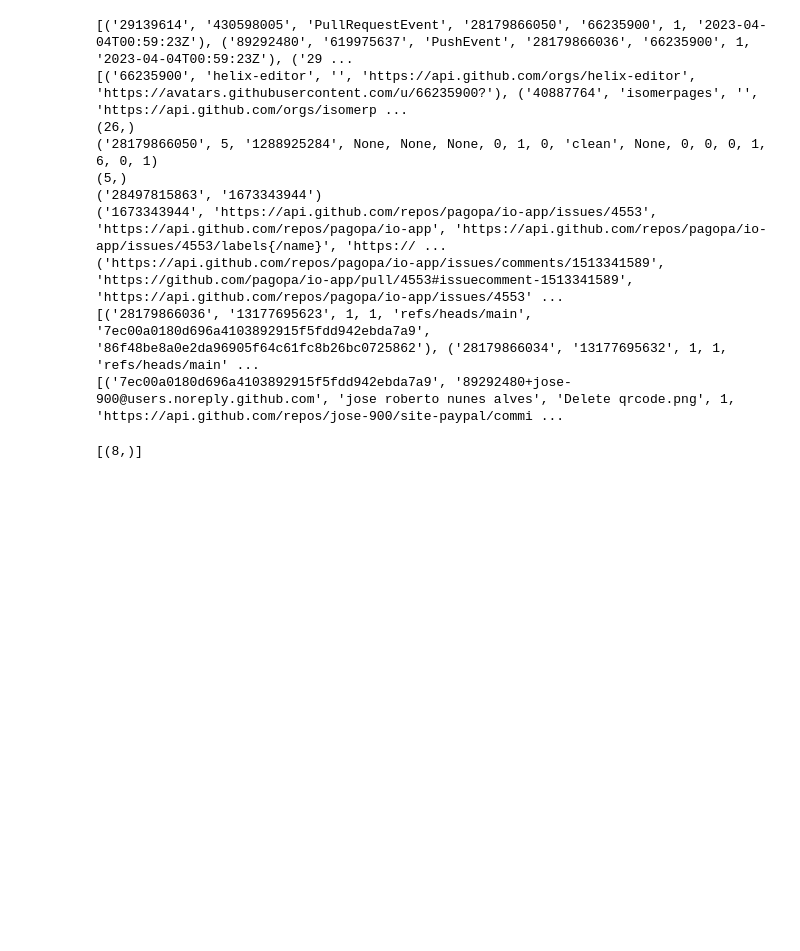
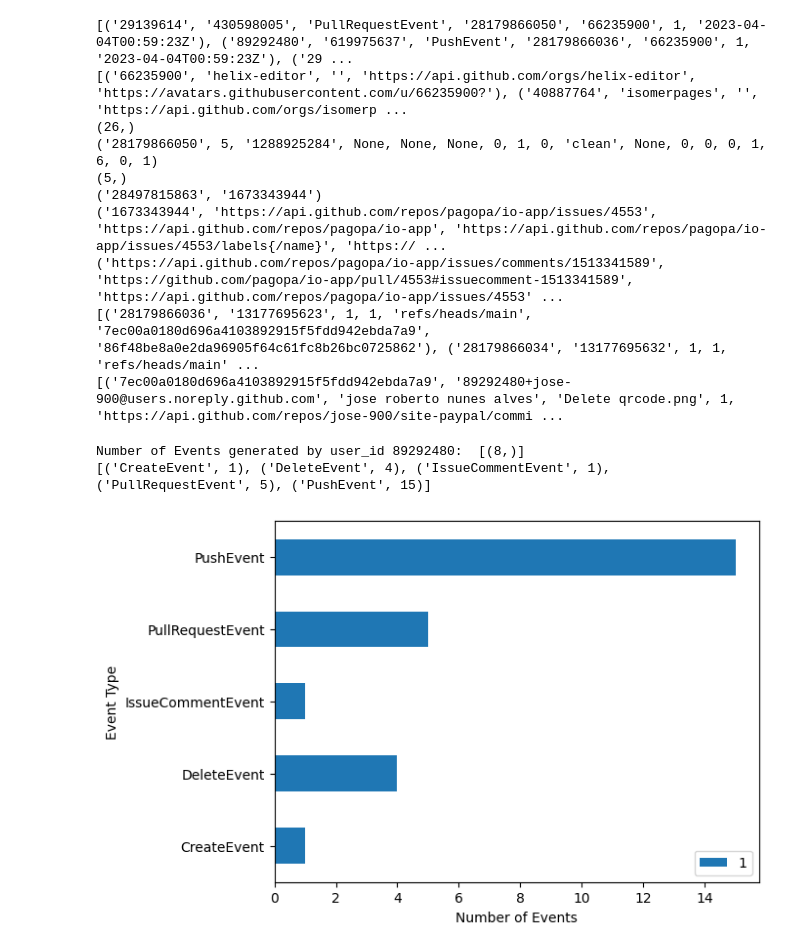
Before and after one commit to Adham23P/DataMgmt-FinalProject, a Jupyter notebook: translate.ipynb, the cells around one changed output. Saved outputs shown, nothing was run; the diff lists cells and outputs as text; code cells hidden in the pictures; blank space fills up the shorter version.

```diff
--- a/translate.ipynb
+++ b/translate.ipynb
@@ -224,8 +226,29 @@ con.close()
 # %%
 ## TODO: Show features of databases
 
 #1. get the number of events generated from user(actor) with id = 89292480
 cur.execute("SELECT count(*) FROM EventRelation WHERE user_id=29139614")
-print(cur.fetchall())
+print('Number of Events generated by user_id 89292480: ',cur.fetchall())
+
+#2. Idea: most active repository
+
+
+#3. most common event type
+import matplotlib.pyplot as plt
+import pandas as pd
+
+cur.execute("select event_type,count(*) from EventRelation group by event_type")
+res = cur.fetchall()
+print(res)
+
+df = pd.DataFrame.from_dict(res)
+# print(df)
+
+df.plot(x=0,y=1,kind='barh')
+plt.xlabel('Number of Events')
+plt.ylabel('Event Type')
+plt.show()
 # %% [output]
-[(8,)]
+Number of Events generated by user_id 89292480:  [(8,)]
+[('CreateEvent', 1), ('DeleteEvent', 4), ('IssueCommentEvent', 1), ('PullRequestEvent', 5), ('PushEvent', 15)]
+[figure, added]
```
Also changed, not shown: parts of 1 cell of this notebook, 1 other file.
